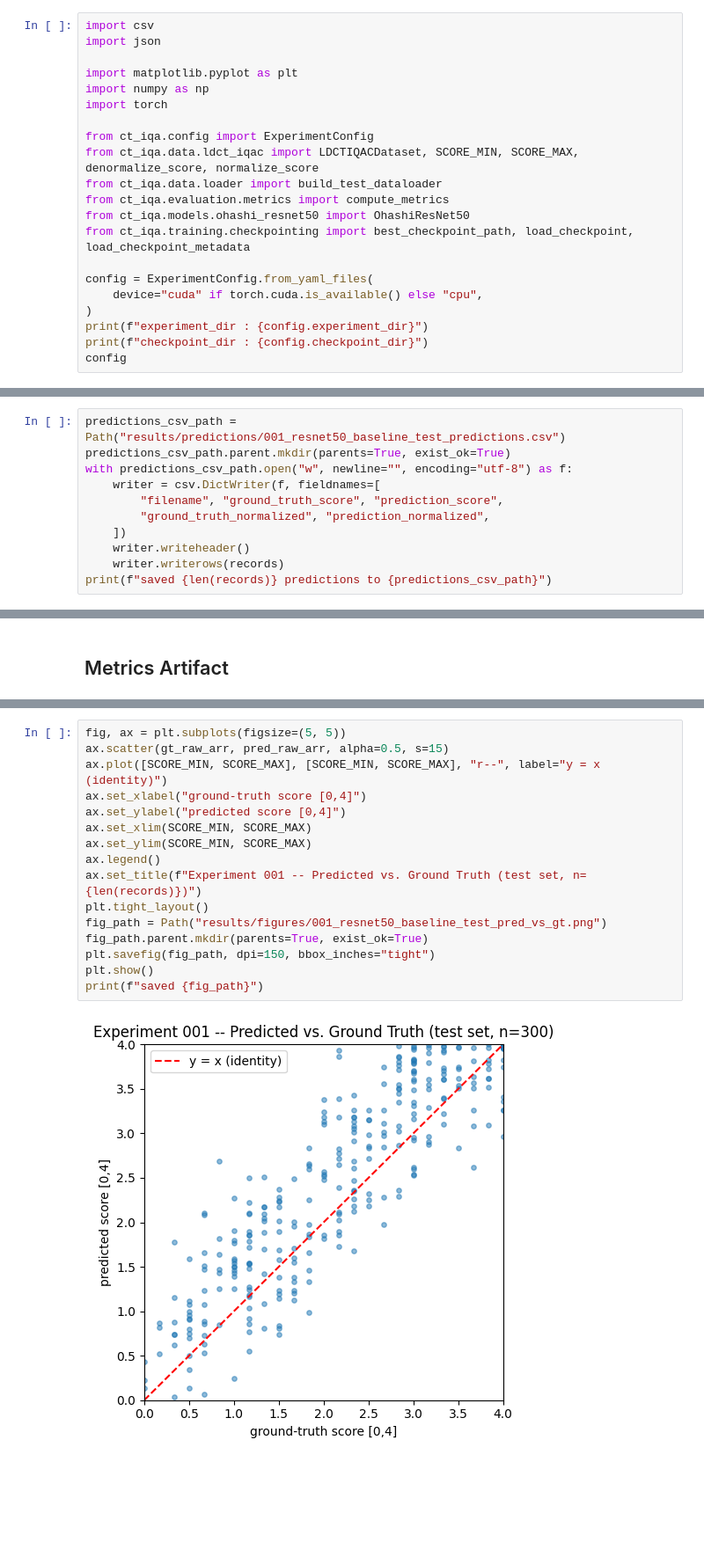
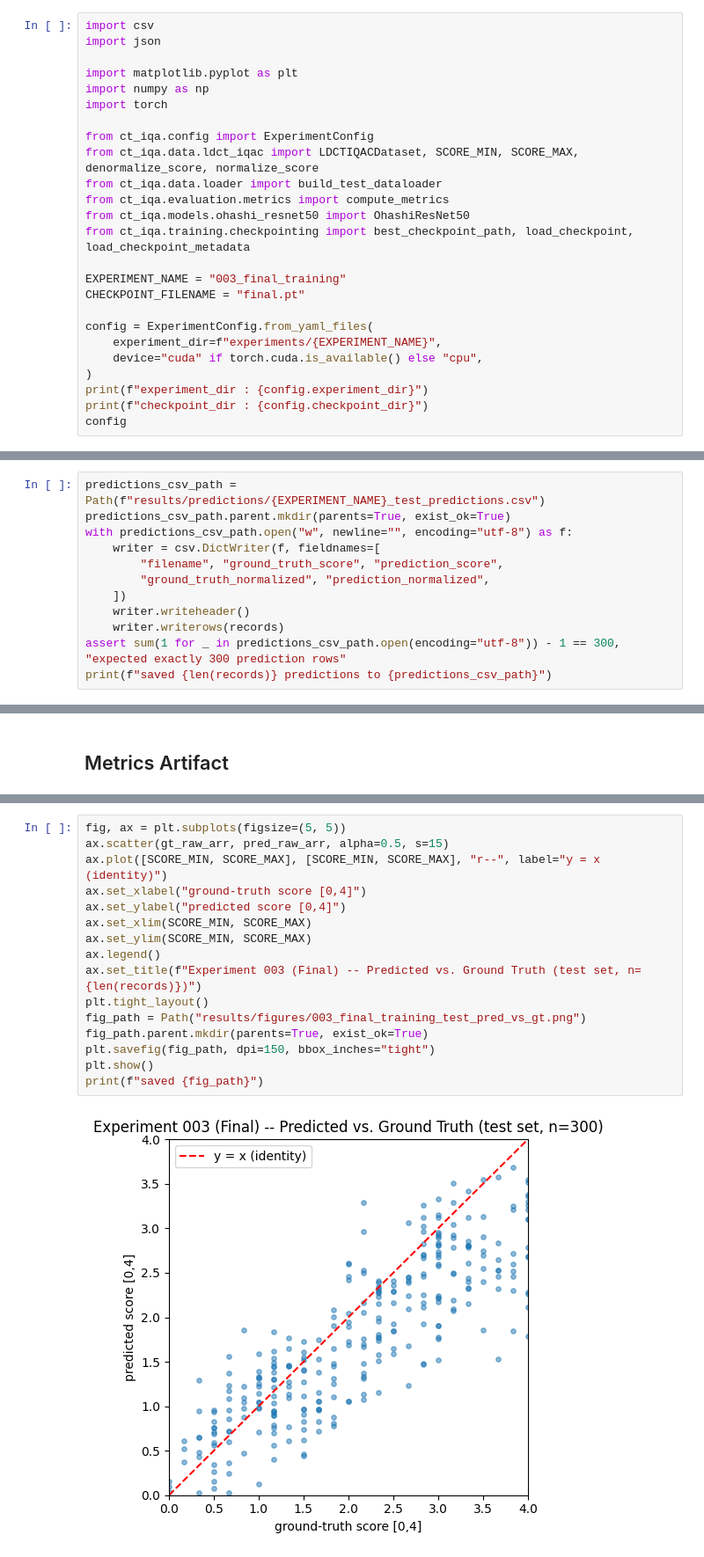
Before and after one commit to Surya-Hariharan/Deep-Learning-for-CT-Image-Quality-Assessment, a Jupyter notebook: notebooks/04_evaluation/01_test_set_evaluation.ipynb, the cells around one changed output, grey strips where cells are left out. Shown at 88% size. Saved outputs shown, nothing was run; the diff lists cells and outputs as text; blank space fills up the shorter version.

Commit message:
feat(evaluation): refresh test set evaluation workflow

```diff
--- a/notebooks/04_evaluation/01_test_set_evaluation.ipynb
+++ b/notebooks/04_evaluation/01_test_set_evaluation.ipynb
@@ -60,7 +71,11 @@ from ct_iqa.evaluation.metrics import compute_metrics
 from ct_iqa.models.ohashi_resnet50 import OhashiResNet50
 from ct_iqa.training.checkpointing import best_checkpoint_path, load_checkpoint, load_checkpoint_metadata
 
+EXPERIMENT_NAME = "003_final_training"
+CHECKPOINT_FILENAME = "final.pt"
+
 config = ExperimentConfig.from_yaml_files(
+    experiment_dir=f"experiments/{EXPERIMENT_NAME}",
     device="cuda" if torch.cuda.is_available() else "cpu",
 )
 print(f"experiment_dir : {config.experiment_dir}")
@@ -314,5 +439,5 @@ Per-image predictions saved as CSV -- one row per test image.
 # %%
-predictions_csv_path = Path("results/predictions/001_resnet50_baseline_test_predictions.csv")
+predictions_csv_path = Path(f"results/predictions/{EXPERIMENT_NAME}_test_predictions.csv")
 predictions_csv_path.parent.mkdir(parents=True, exist_ok=True)
 with predictions_csv_path.open("w", newline="", encoding="utf-8") as f:
     writer = csv.DictWriter(f, fieldnames=[
@@ -321,5 +446,6 @@ with predictions_csv_path.open("w", newline="", encoding="utf-8") as f:
     ])
     writer.writeheader()
     writer.writerows(records)
+assert sum(1 for _ in predictions_csv_path.open(encoding="utf-8")) - 1 == 300, "expected exactly 300 prediction rows"
 print(f"saved {len(records)} predictions to {predictions_csv_path}")
 # %% [output]
@@ -391,18 +603,18 @@ future work, not performed here.
 # %%
 fig, ax = plt.subplots(figsize=(5, 5))
 ax.scatter(gt_raw_arr, pred_raw_arr, alpha=0.5, s=15)
 ax.plot([SCORE_MIN, SCORE_MAX], [SCORE_MIN, SCORE_MAX], "r--", label="y = x (identity)")
 ax.set_xlabel("ground-truth score [0,4]")
 ax.set_ylabel("predicted score [0,4]")
 ax.set_xlim(SCORE_MIN, SCORE_MAX)
 ax.set_ylim(SCORE_MIN, SCORE_MAX)
 ax.legend()
-ax.set_title(f"Experiment 001 -- Predicted vs. Ground Truth (test set, n={len(records)})")
+ax.set_title(f"Experiment 003 (Final) -- Predicted vs. Ground Truth (test set, n={len(records)})")
 plt.tight_layout()
-fig_path = Path("results/figures/001_resnet50_baseline_test_pred_vs_gt.png")
+fig_path = Path("results/figures/003_final_training_test_pred_vs_gt.png")
 fig_path.parent.mkdir(parents=True, exist_ok=True)
 plt.savefig(fig_path, dpi=150, bbox_inches="tight")
 plt.show()
 print(f"saved {fig_path}")
 # %% [output]
-[figure, old version]
+[figure, new version]
```
Also changed, not shown: parts of 34 cells of this notebook, 1 other file.
